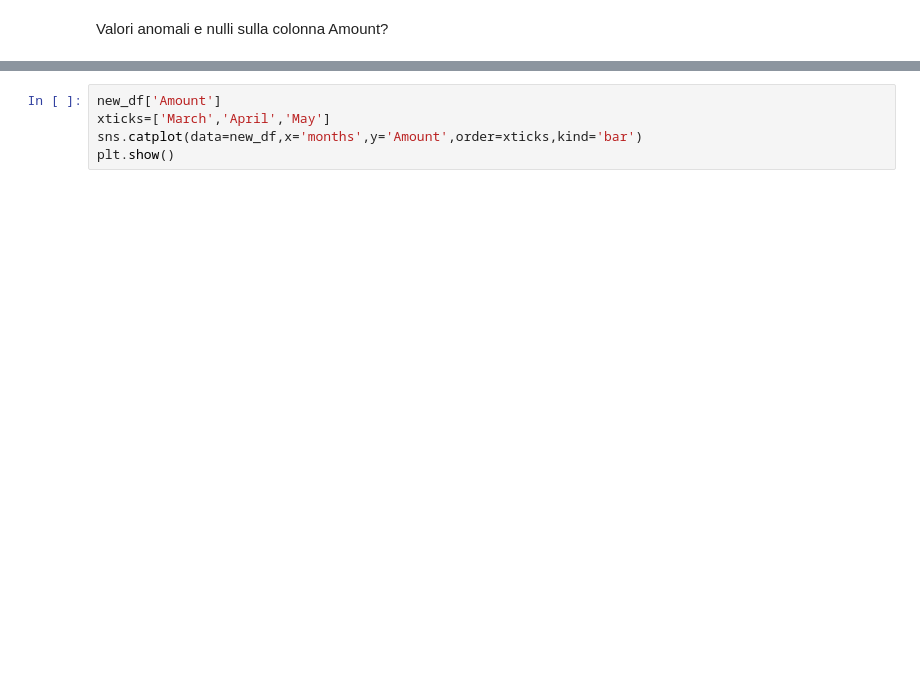
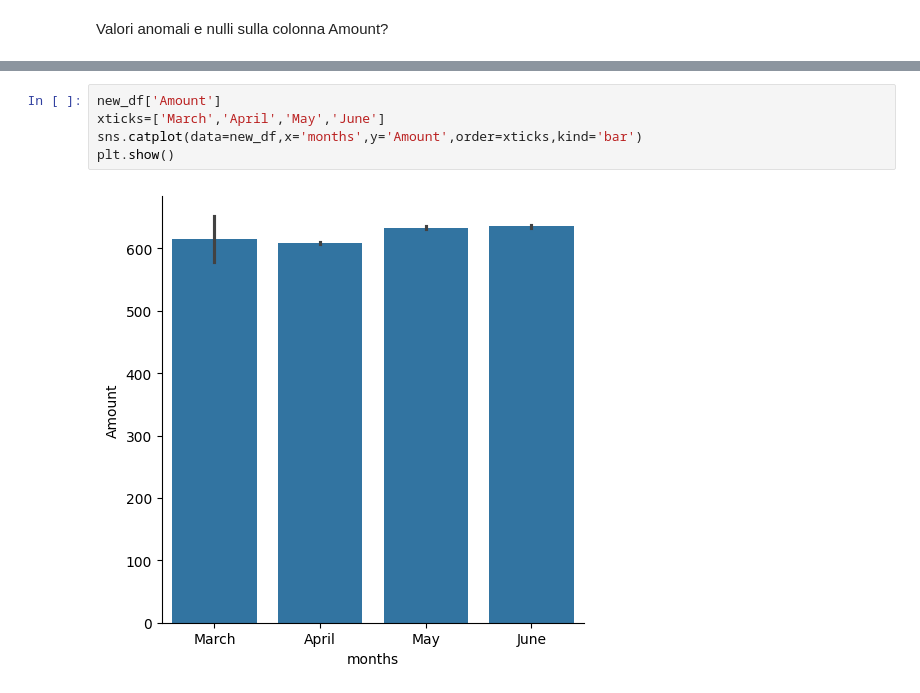
Before and after one commit to glo-code/ecommerce-analysis, a Jupyter notebook: ecommerce_analysis.ipynb, the cells around one changed output, grey strips where cells are left out. Cells and saved outputs as stored; diff of their text form; blank space fills up the shorter version.

```diff
--- a/ecommerce_analysis.ipynb
+++ b/ecommerce_analysis.ipynb
@@ -275,5 +557,7 @@ new_df['Amount'].describe()
 # %%
 new_df['Amount']
-xticks=['March','April','May']
+xticks=['March','April','May','June']
 sns.catplot(data=new_df,x='months',y='Amount',order=xticks,kind='bar')
 plt.show()
+# %% [output]
+[figure, added]
```
Also changed, not shown: parts of 24 cells of this notebook.
